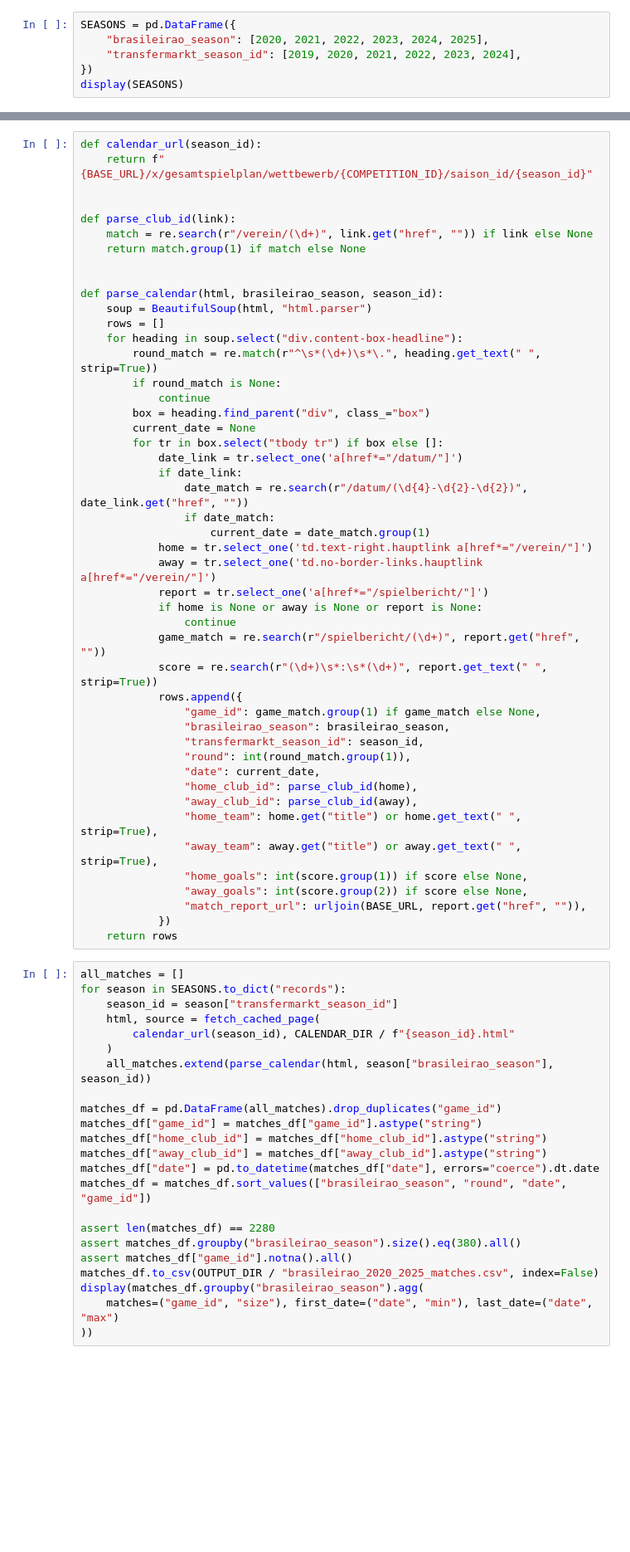
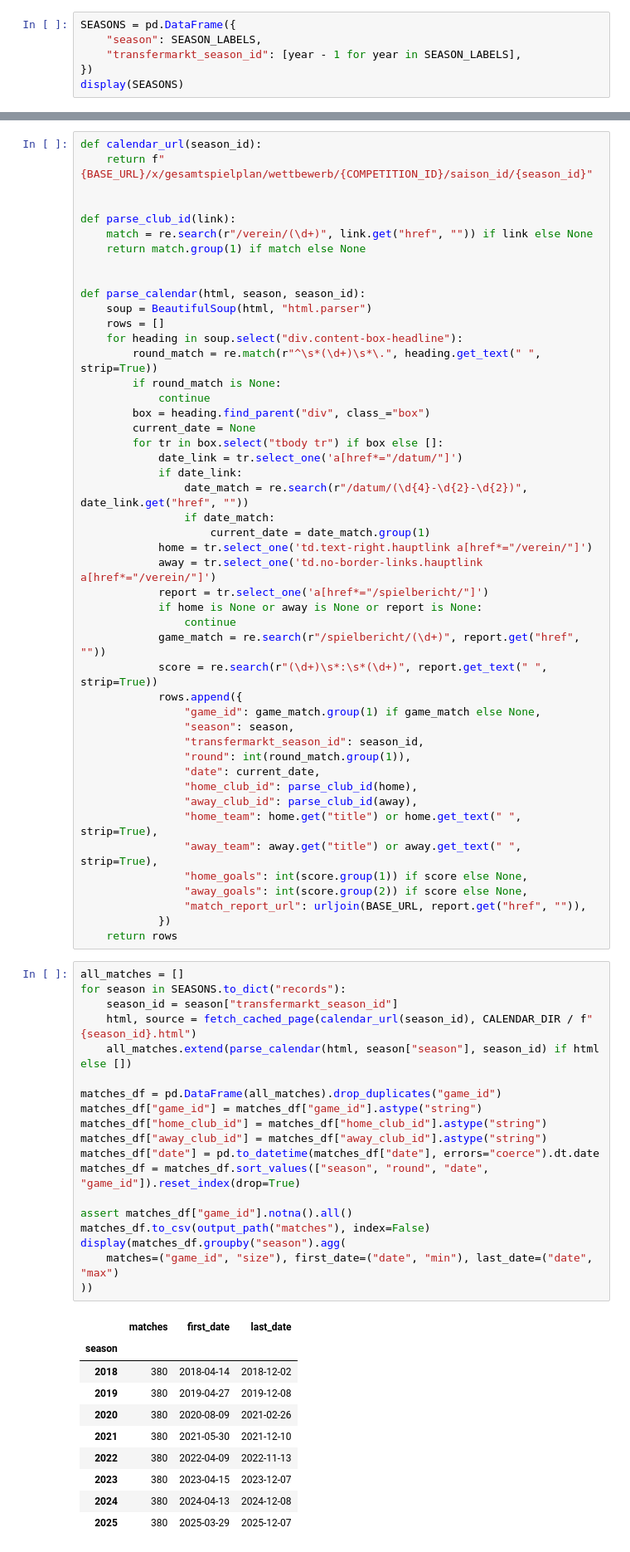
Before and after one commit to gcarbs1/football-birthday-paradox, a Jupyter notebook: notebooks/01_data_collection.ipynb, the cells around one changed output, grey strips where cells are left out. Shown at 83% size. Drawn from its saved outputs; the diff is of its cells as text; blank space fills up the shorter version.

```diff
--- a/notebooks/01_data_collection.ipynb
+++ b/notebooks/01_data_collection.ipynb
@@ -87,6 +89,6 @@ O identificador técnico usado pelo Transfermarkt fica um ano atrás do nome do
 # %%
 SEASONS = pd.DataFrame({
-    "brasileirao_season": [2020, 2021, 2022, 2023, 2024, 2025],
-    "transfermarkt_season_id": [2019, 2020, 2021, 2022, 2023, 2024],
+    "season": SEASON_LABELS,
+    "transfermarkt_season_id": [year - 1 for year in SEASON_LABELS],
 })
 display(SEASONS)
@@ -144,7 +158,7 @@ def parse_club_id(link):
     return match.group(1) if match else None
 
 
-def parse_calendar(html, brasileirao_season, season_id):
+def parse_calendar(html, season, season_id):
     soup = BeautifulSoup(html, "html.parser")
     rows = []
     for heading in soup.select("div.content-box-headline"):
@@ -168,7 +182,7 @@ def parse_calendar(html, brasileirao_season, season_id):
             score = re.search(r"(\d+)\s*:\s*(\d+)", report.get_text(" ", strip=True))
             rows.append({
                 "game_id": game_match.group(1) if game_match else None,
-                "brasileirao_season": brasileirao_season,
+                "season": season,
                 "transfermarkt_season_id": season_id,
                 "round": int(round_match.group(1)),
                 "date": current_date,
@@ -184,24 +198,31 @@ def parse_calendar(html, brasileirao_season, season_id):
 # %%
 all_matches = []
 for season in SEASONS.to_dict("records"):
     season_id = season["transfermarkt_season_id"]
-    html, source = fetch_cached_page(
-        calendar_url(season_id), CALENDAR_DIR / f"{season_id}.html"
-    )
-    all_matches.extend(parse_calendar(html, season["brasileirao_season"], season_id))
+    html, source = fetch_cached_page(calendar_url(season_id), CALENDAR_DIR / f"{season_id}.html")
+    all_matches.extend(parse_calendar(html, season["season"], season_id) if html else [])
 
 matches_df = pd.DataFrame(all_matches).drop_duplicates("game_id")
 matches_df["game_id"] = matches_df["game_id"].astype("string")
 matches_df["home_club_id"] = matches_df["home_club_id"].astype("string")
 matches_df["away_club_id"] = matches_df["away_club_id"].astype("string")
 matches_df["date"] = pd.to_datetime(matches_df["date"], errors="coerce").dt.date
-matches_df = matches_df.sort_values(["brasileirao_season", "round", "date", "game_id"])
+matches_df = matches_df.sort_values(["season", "round", "date", "game_id"]).reset_index(drop=True)
 
-assert len(matches_df) == 2280
-assert matches_df.groupby("brasileirao_season").size().eq(380).all()
 assert matches_df["game_id"].notna().all()
-matches_df.to_csv(OUTPUT_DIR / "brasileirao_2020_2025_matches.csv", index=False)
-display(matches_df.groupby("brasileirao_season").agg(
+matches_df.to_csv(output_path("matches"), index=False)
+display(matches_df.groupby("season").agg(
     matches=("game_id", "size"), first_date=("date", "min"), last_date=("date", "max")
 ))
+# %% [output]
+|  | matches | first_date | last_date |
+| season |  |  |  |
+| 2018 | 380 | 2018-04-14 | 2018-12-02 |
+| 2019 | 380 | 2019-04-27 | 2019-12-08 |
+| 2020 | 380 | 2020-08-09 | 2021-02-26 |
+| 2021 | 380 | 2021-05-30 | 2021-12-10 |
+| 2022 | 380 | 2022-04-09 | 2022-11-13 |
+| 2023 | 380 | 2023-04-15 | 2023-12-07 |
+| 2024 | 380 | 2024-04-13 | 2024-12-08 |
+| 2025 | 380 | 2025-03-29 | 2025-12-07 |
 # %% [markdown]
```
Also changed, not shown: parts of 18 cells of this notebook, 15 other files.
